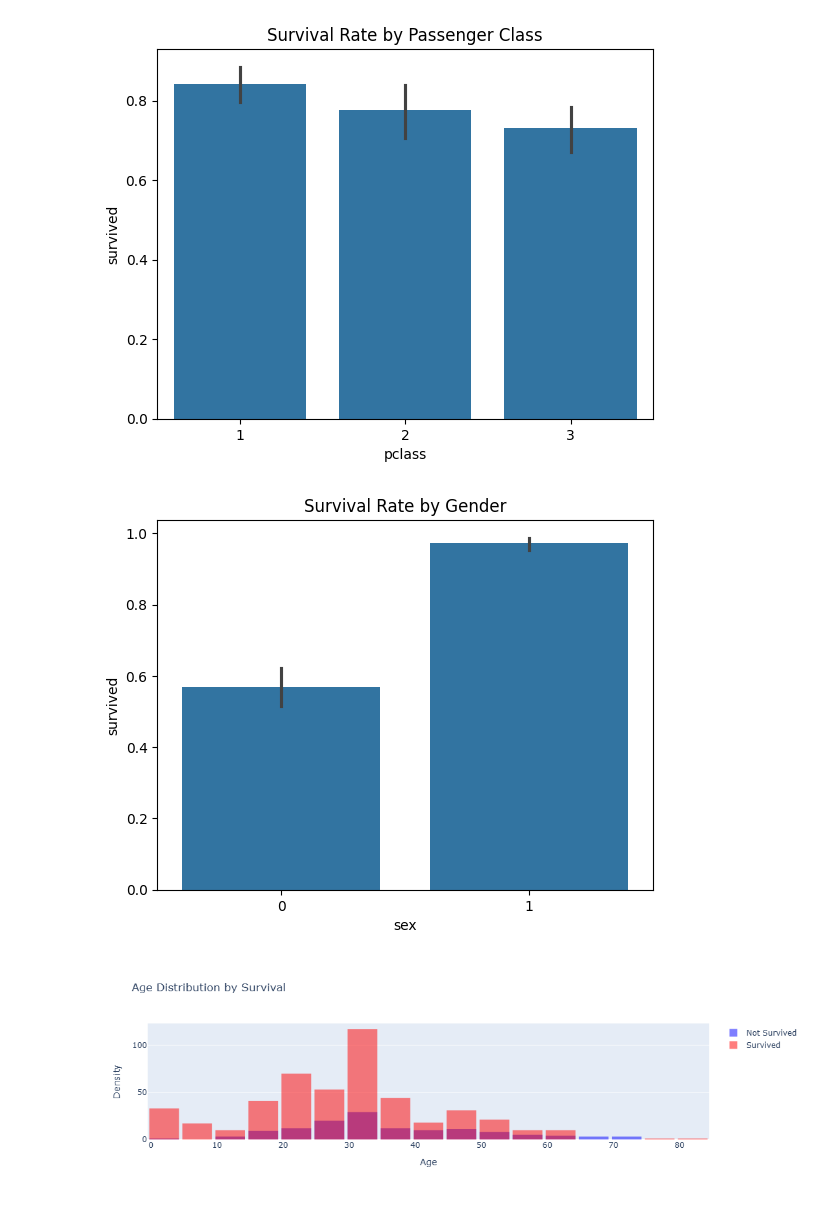
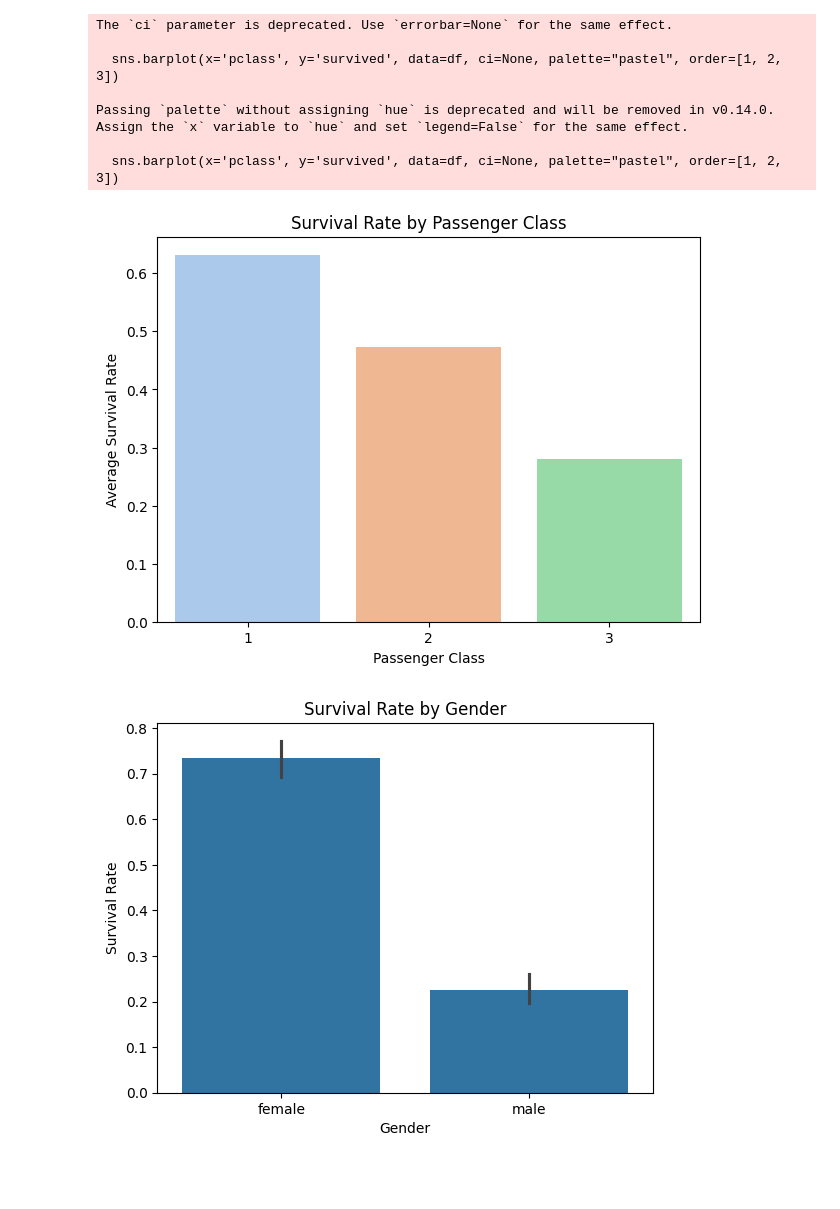
Before and after one commit to Em-White25/Group2_Week1_Project, a Jupyter notebook: notebooks/eda_notebook.ipynb, the cells around one changed output. Cells and saved outputs as stored; diff of their text form; code cells hidden in the pictures; blank space fills up the shorter version.

```diff
--- a/notebooks/eda_notebook.ipynb
+++ b/notebooks/eda_notebook.ipynb
@@ -6,7 +6,7 @@ import seaborn as sns
 import matplotlib.pyplot as plt
 # %%
 # load the cleaned Titanic datasetc
-df = pd.read_csv("cleaned_titanic.csv")
+df = pd.read_csv("C:/Users/j/OneDrive/Desktop/Amalitech Graduate Trainee Program/Assignments/Titanic Project/Group2_Week1_Project/data/processed/Cleaned_Titanic_Dataset.csv")
 
 # display first few rows of the dataset
 df.head()
@@ -59,3 +55,0 @@ max    512.330000
-# %%
-# Convert age data type to integer (rounded values)
-df['age'] = df['age'].round().astype(np.int32)
@@ -129,49 +137,30 @@ plt.show()
 # %%
 # Plotting survival distribution by passenger class
-sns.barplot(x='pclass', y='survived', data=df)
+plt.figure(figsize=(7, 5))
+sns.barplot(x='pclass', y='survived', data=df, ci=None, palette="pastel", order=[1, 2, 3])
 plt.title("Survival Rate by Passenger Class")
+plt.xlabel("Passenger Class")
+plt.ylabel("Average Survival Rate")
 plt.show()
 # %% [output]
+The `ci` parameter is deprecated. Use `errorbar=None` for the same effect.
+
+  sns.barplot(x='pclass', y='survived', data=df, ci=None, palette="pastel", order=[1, 2, 3])
+
+Passing `palette` without assigning `hue` is deprecated and will be removed in v0.14.0. Assign the `x` variable to `hue` and set `legend=False` for the same effect.
+
+  sns.barplot(x='pclass', y='survived', data=df, ci=None, palette="pastel", order=[1, 2, 3])
-[figure, old version]
+[figure, new version]
 # %%
 # Plotting survival distribution by sex
 sns.barplot(x='sex', y='survived', data=df)
+
+# Adding title and labels
 plt.title("Survival Rate by Gender")
+plt.xlabel("Gender")
+plt.ylabel("Survival Rate")
+
+# Show the plot
 plt.show()
 # %% [output]
-[figure, old version]
+[figure, new version]
-# %%
-import plotly.graph_objects as go
-
-# Create figure
-fig = go.Figure()
-
-# Add histogram for passengers who did not survive (Blue color for "Not Survived")
-fig.add_trace(go.Histogram(
-    x=df[df['survived'] == 0]['age'],
-    name='Not Survived',
-    opacity=0.5,
-    marker=dict(color='blue')  # Color for Not Survived
-))
-
-# Add histogram for passengers who survived (Red color for "Survived")
-fig.add_trace(go.Histogram(
-    x=df[df['survived'] == 1]['age'],
-    name='Survived',
-    opacity=0.5,
-    marker=dict(color='red')  # Color for Survived
-))
-
-# Customize layout
-fig.update_layout(
-    title='Age Distribution by Survival',
-    xaxis_title='Age',
-    yaxis_title='Density',
-    barmode='overlay',  # Overlay the two histograms
-    bargap=0.1,  # Set a small gap between bars
-)
-
-# Show the plot
-fig.show()
-# %% [output]
-[figure, removed]
```
Also changed, not shown: parts of 16 cells of this notebook.
